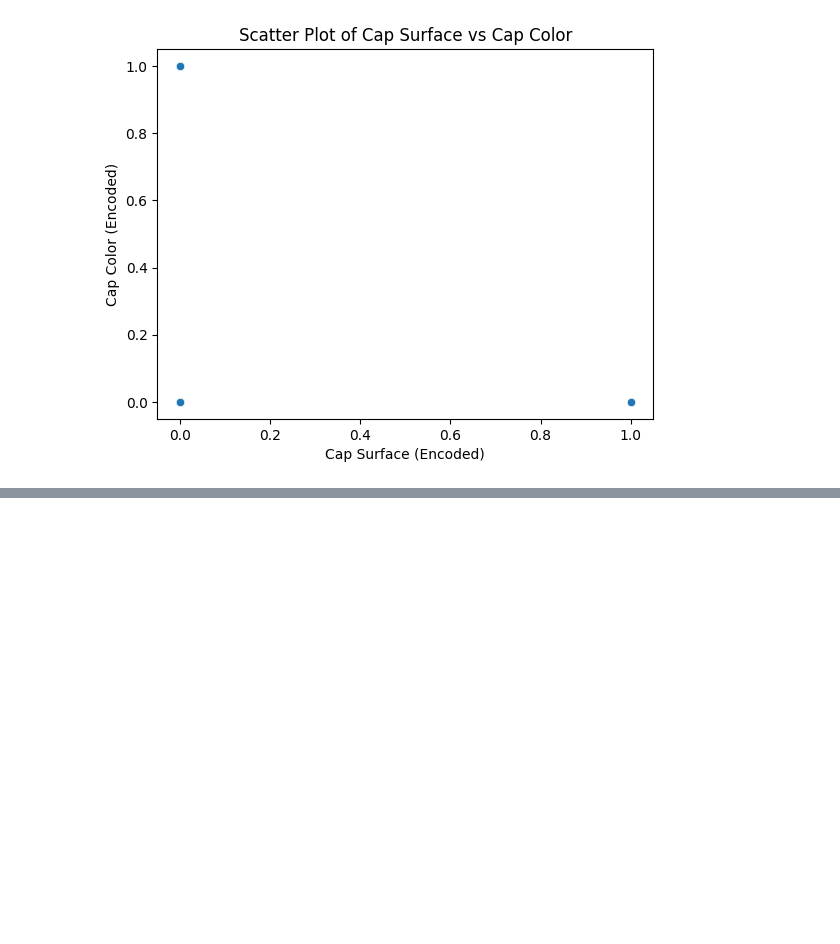
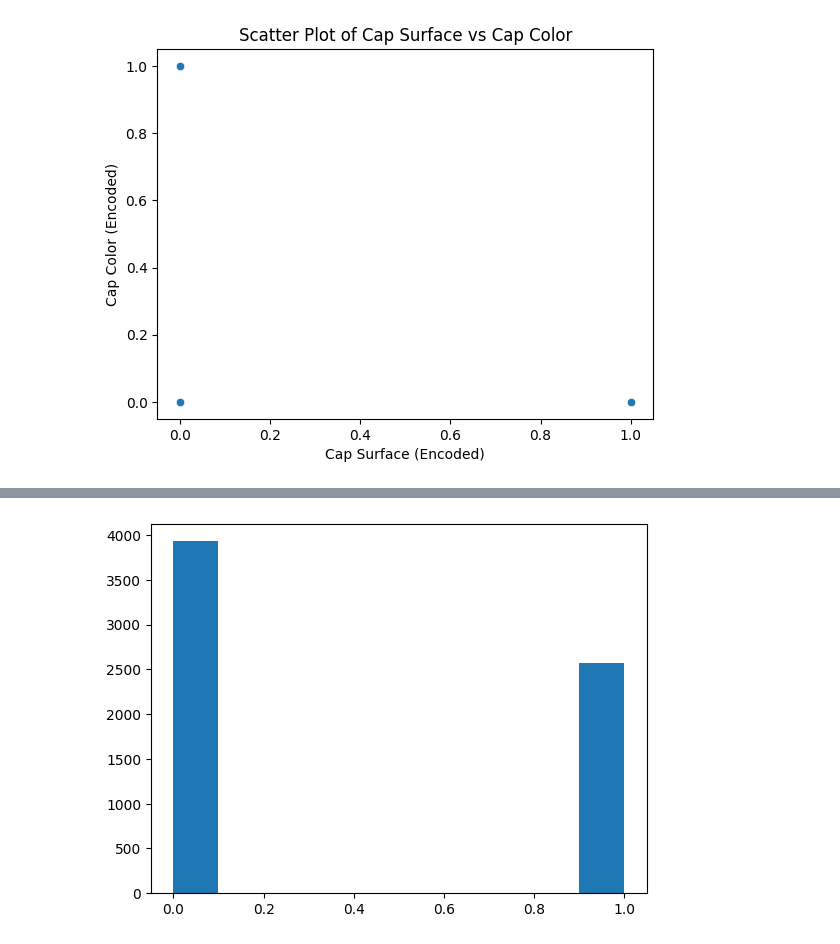
Before and after one commit to atoothman/data71200, a Jupyter notebook: DATA_71200_Project_1_Mushroom_Classification_Toothman.ipynb, the cells around one changed output, grey strips where cells are left out. Drawn from its saved outputs; the diff is of its cells as text; code cells hidden in the pictures; blank space fills up the shorter version.

```diff
--- a/DATA_71200_Project_1_Mushroom_Classification_Toothman.ipynb
+++ b/DATA_71200_Project_1_Mushroom_Classification_Toothman.ipynb
@@ -433,0 +442,6 @@ plt.show()
+# %%
+# Histogram for cap-surface_y with cubing (**3) transformation
+plt.hist(X_train['cap-surface_y'].values.reshape(-1, 1)**3, bins=10)
+plt.show()
+# %% [output]
+[figure, added]
```
Also changed, not shown: parts of 8 cells of this notebook.
